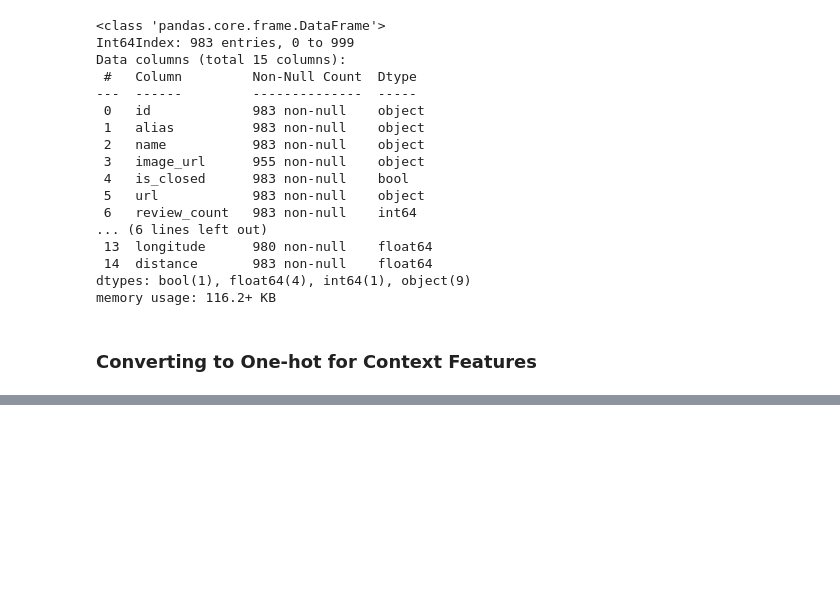
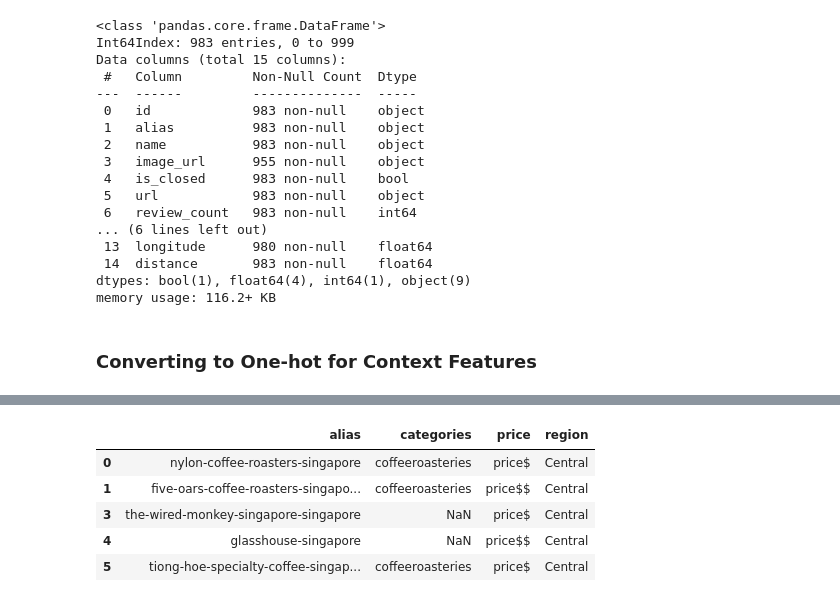
Before and after one commit to teyang-lau/Coffee_Joint_Recommender_System, a Jupyter notebook: notebooks/preprocessing/clean_shop_metadata.ipynb, the cells around one changed output, grey strips where cells are left out. Cells and saved outputs as stored; diff of their text form; code cells hidden in the pictures; blank space fills up the shorter version.

```diff
--- a/notebooks/preprocessing/clean_shop_metadata.ipynb
+++ b/notebooks/preprocessing/clean_shop_metadata.ipynb
@@ -247,0 +244,5 @@ cs_context.to_csv(PATH + 'processed/' + 'coffee_shops_context.csv', index=False)
+# %%
+cs_context = coffee_shops.copy()
+# %%
+price_map = {'$':'price$', '$$':'price$$', '$$$':'price$$$', '$$$$':'price$$$$'}
+cs_context['price'] = cs_context['price'].map(price_map)
@@ -247,0 +258,13 @@ cs_context.to_csv(PATH + 'processed/' + 'coffee_shops_context.csv', index=False)
+# %%
+cat_counts = {}
+for l in cs_context.categories:
+    for c in l:
+        cat_counts[c] = cat_counts.get(c, 0) + 1
+
+cats = list({k:v for k,v in cat_counts.items() if v > 20}.keys())
+cats.remove('coffee')
+cats.append('coffeeroasteries')
+cats.append('themedcafes')
+
+cs_context['categories'] = cs_context['categories'].apply(lambda cat: [c for c in cat if c in cats])
+cs_context = cs_context.explode('categories')
@@ -247,0 +280,21 @@ cs_context.to_csv(PATH + 'processed/' + 'coffee_shops_context.csv', index=False)
+# %%
+loc_bin = pd.read_csv('../../data/processed/coffee_binned.csv')[['alias', 'region']]
+loc_bin['region'] = loc_bin['region'].apply(lambda x: x.replace(' ',''))
+
+cs_context = cs_context.merge(loc_bin, on='alias', how='left')
+cs_context.drop_duplicates(subset='alias', inplace=True)
+# %%
+cs_context.drop([
+    'id', 'name', 'image_url', 'is_closed', 'url', 'review_count',
+    'rating', 'address', 'display_phone', 'latitude',
+    'longitude', 'distance'],
+    axis=1, inplace=True)
+
+cs_context.head()
+# %% [output]
+|  | alias | categories | price | region |
+| 0 | nylon-coffee-roasters-singapore | coffeeroasteries | price$ | Central |
+| 1 | five-oars-coffee-roasters-singapo... | coffeeroasteries | price$$ | Central |
+| 3 | the-wired-monkey-singapore-singapore | NaN | price$ | Central |
+| 4 | glasshouse-singapore | NaN | price$$ | Central |
+| 5 | tiong-hoe-specialty-coffee-singap... | coffeeroasteries | price$ | Central |
```
Also changed, not shown: parts of 8 cells of this notebook, 2 other files.
